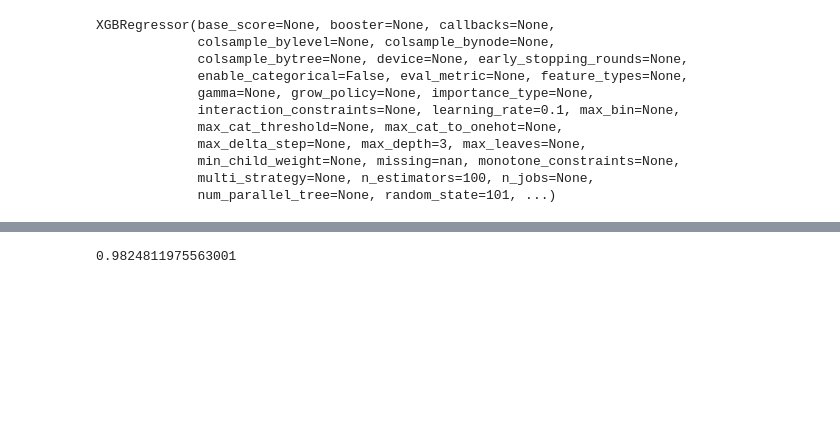
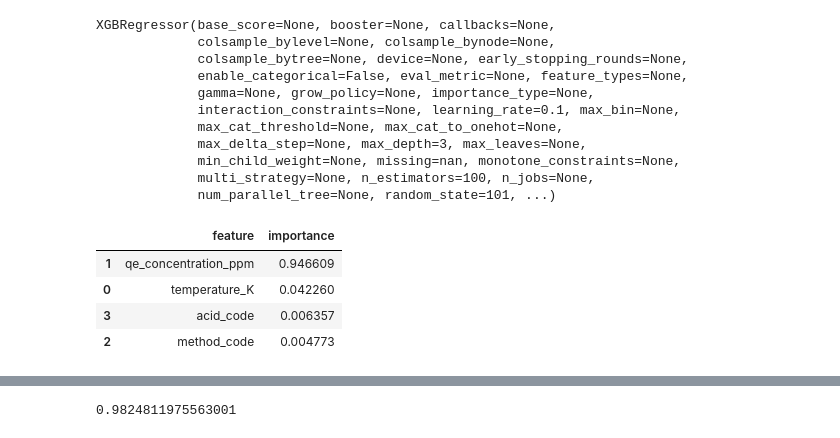
Before and after one commit to golafshani1985/ai-corrosion-quince, a Jupyter notebook: notebooks/01_baseline_model.ipynb, the cells around one changed output, grey strips where cells are left out. Cells and saved outputs as stored; diff of their text form; code cells hidden in the pictures; blank space fills up the shorter version.

```diff
--- a/notebooks/01_baseline_model.ipynb
+++ b/notebooks/01_baseline_model.ipynb
@@ -201,0 +205,8 @@ pred_xgb=xgb.predict(X_test)
+# %%
+xgb_feature_importance
+# %% [output]
+|  | feature | importance |
+| 1 | qe_concentration_ppm | 0.946609 |
+| 0 | temperature_K | 0.042260 |
+| 3 | acid_code | 0.006357 |
+| 2 | method_code | 0.004773 |
```
Also changed, not shown: parts of 10 cells of this notebook, 1 other file.
